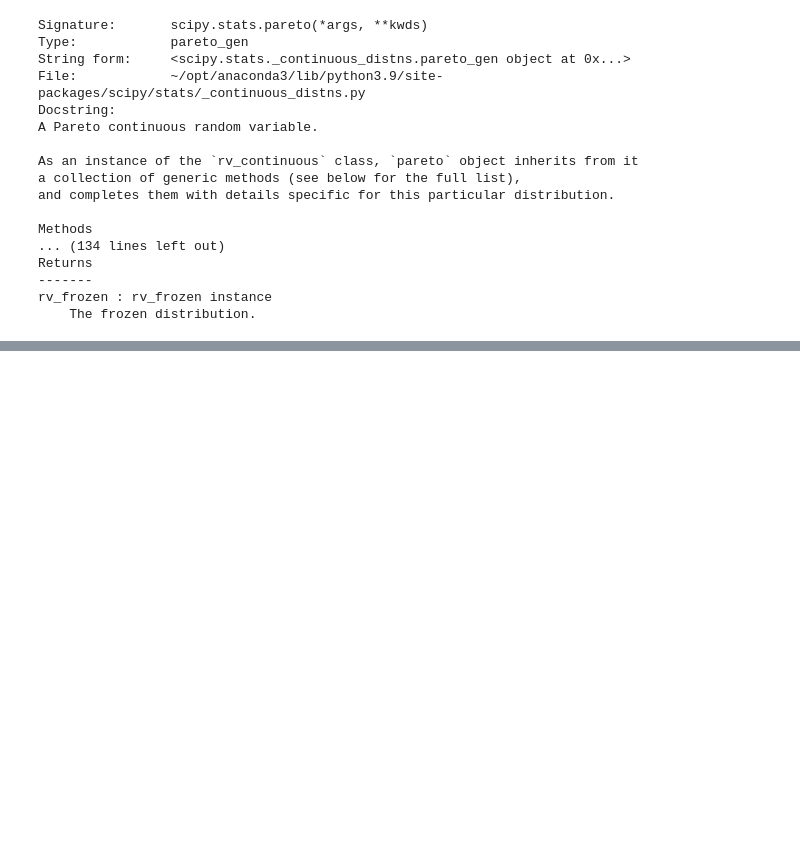
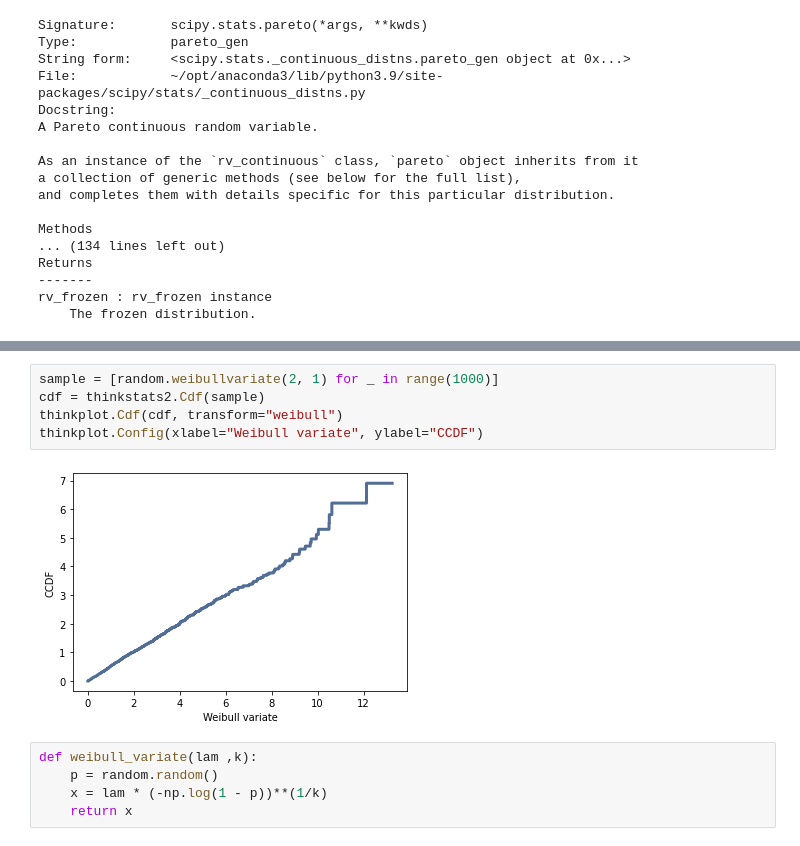
Before and after one commit to lealiaxiong/2022-summer-homeschool, a Jupyter notebook: thinkstats2/chapter-05.ipynb, the cells around one changed output, grey strips where cells are left out. Cells and saved outputs as stored; diff of their text form; blank space fills up the shorter version.

```diff
--- a/thinkstats2/chapter-05.ipynb
+++ b/thinkstats2/chapter-05.ipynb
@@ -533,0 +526,12 @@ rv_frozen : rv_frozen instance
+# %%
+sample = [random.weibullvariate(2, 1) for _ in range(1000)]
+cdf = thinkstats2.Cdf(sample)
+thinkplot.Cdf(cdf, transform="weibull")
+thinkplot.Config(xlabel="Weibull variate", ylabel="CCDF")
+# %% [output]
+[figure, added]
+# %%
+def weibull_variate(lam ,k):
+    p = random.random()
+    x = lam * (-np.log(1 - p))**(1/k)
+    return x
```
Also changed, not shown: parts of 26 cells of this notebook, 2 other files.
